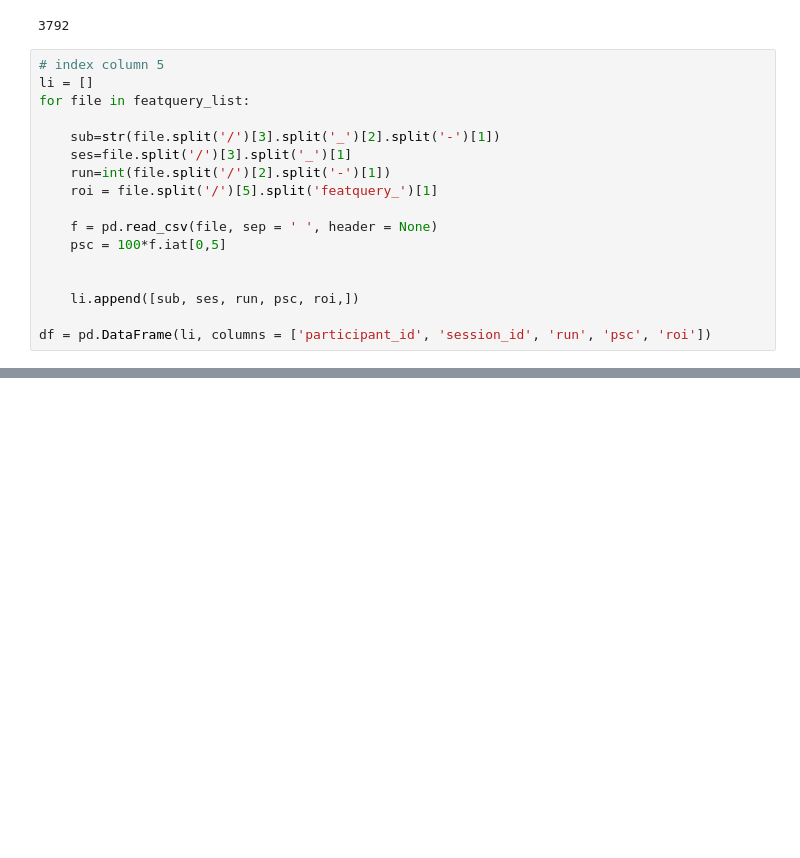
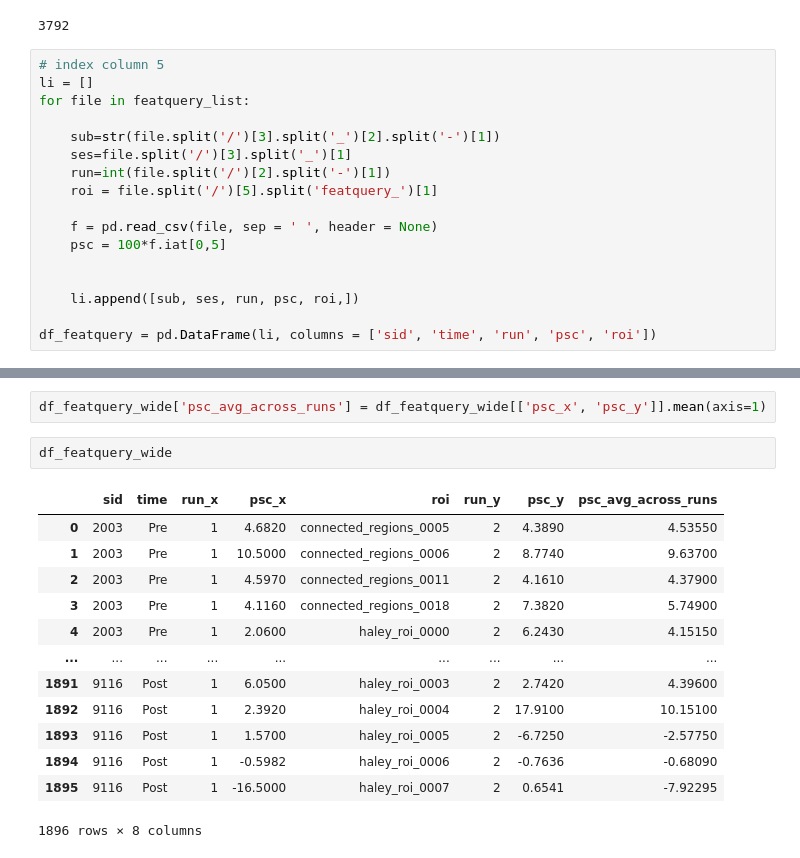
Before and after one commit to tbweng/lllt, a Jupyter notebook: lme.ipynb, the cells around one changed output, grey strips where cells are left out. Cells and saved outputs as stored; diff of their text form; blank space fills up the shorter version.

```diff
--- a/lme.ipynb
+++ b/lme.ipynb
@@ -523,4 +523,4 @@ for file in featquery_list:
 
     li.append([sub, ses, run, psc, roi,])
 
-df = pd.DataFrame(li, columns = ['participant_id', 'session_id', 'run', 'psc', 'roi'])
+df_featquery = pd.DataFrame(li, columns = ['sid', 'time', 'run', 'psc', 'roi'])
@@ -563,0 +555,18 @@ install.packages("lme4", repos='http://cran.us.r-project.org', quiet=TRUE)
+# %%
+df_featquery_wide['psc_avg_across_runs'] = df_featquery_wide[['psc_x', 'psc_y']].mean(axis=1)
+# %%
+df_featquery_wide
+# %% [output]
+|  | sid | time | run_x | psc_x | roi | run_y | psc_y | psc_avg_across_runs |
+| 0 | 2003 | Pre | 1 | 4.6820 | connected_regions_0005 | 2 | 4.3890 | 4.53550 |
+| 1 | 2003 | Pre | 1 | 10.5000 | connected_regions_0006 | 2 | 8.7740 | 9.63700 |
+| 2 | 2003 | Pre | 1 | 4.5970 | connected_regions_0011 | 2 | 4.1610 | 4.37900 |
+| 3 | 2003 | Pre | 1 | 4.1160 | connected_regions_0018 | 2 | 7.3820 | 5.74900 |
+| 4 | 2003 | Pre | 1 | 2.0600 | haley_roi_0000 | 2 | 6.2430 | 4.15150 |
+| ... | ... | ... | ... | ... | ... | ... | ... | ... |
+| 1891 | 9116 | Post | 1 | 6.0500 | haley_roi_0003 | 2 | 2.7420 | 4.39600 |
+| 1892 | 9116 | Post | 1 | 2.3920 | haley_roi_0004 | 2 | 17.9100 | 10.15100 |
+| 1893 | 9116 | Post | 1 | 1.5700 | haley_roi_0005 | 2 | -6.7250 | -2.57750 |
+| 1894 | 9116 | Post | 1 | -0.5982 | haley_roi_0006 | 2 | -0.7636 | -0.68090 |
+| 1895 | 9116 | Post | 1 | -16.5000 | haley_roi_0007 | 2 | 0.6541 | -7.92295 |
+1896 rows × 8 columns
```
Also changed, not shown: parts of 12 cells of this notebook.
